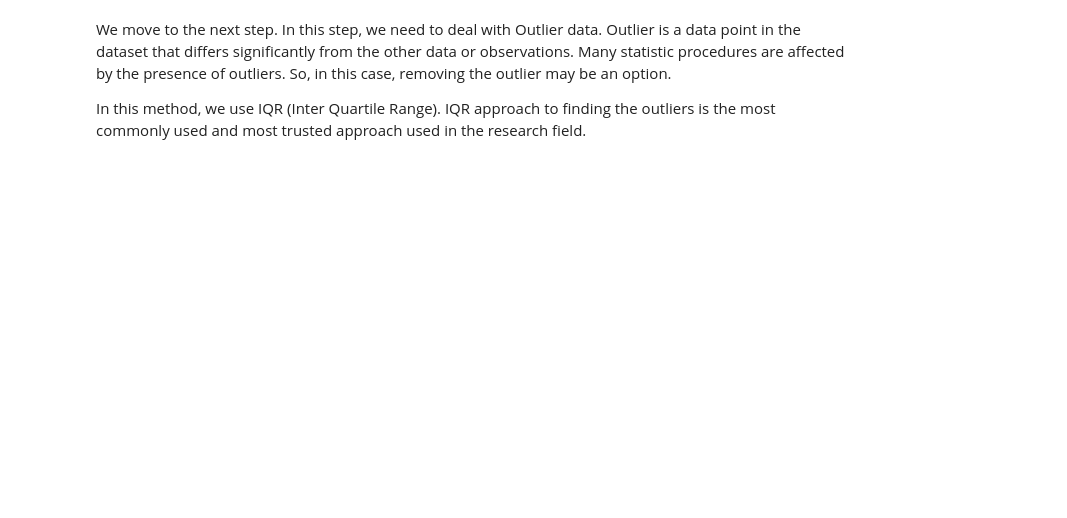
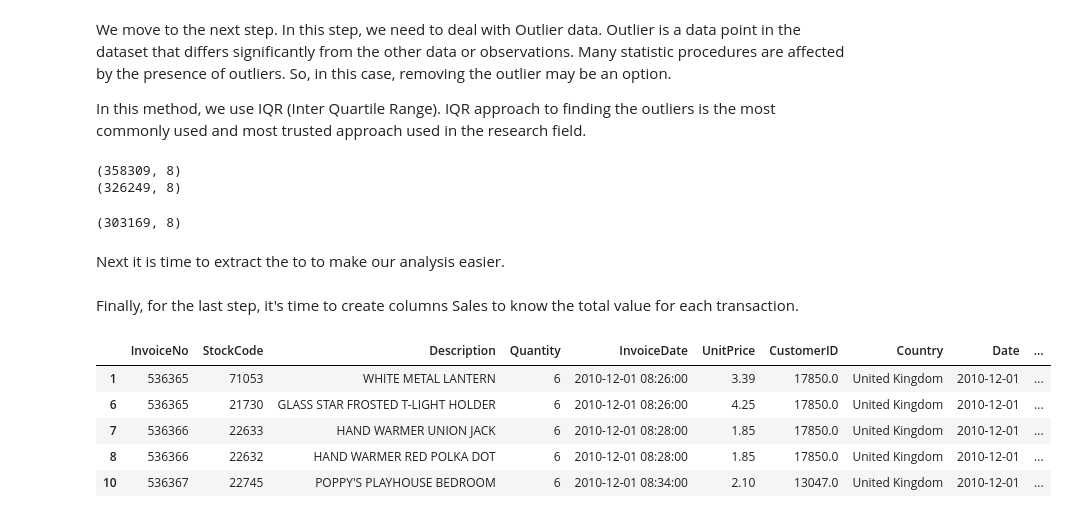
Before and after one commit to wahyunh10/Project-Online-Retail-Dataset, a Jupyter notebook: Online_Retail_Dataset.ipynb, the cells around one changed output. Drawn from its saved outputs; the diff is of its cells as text; code cells hidden in the pictures; blank space fills up the shorter version.

```diff
--- a/Online_Retail_Dataset.ipynb
+++ b/Online_Retail_Dataset.ipynb
@@ -128,3 +128,11 @@ df.describe()
 | max | 80995.000000 | 38970.000000 |
 # %% [markdown]
 This is strange if our dataset contains high negative values. If we look carefully, not all of our dataset contain transactions from selling products activities. Some of fees and costs are included in this dataset. This fees and cost are in StockCode that contain only letter or alphabet (including space) values.
+# %%
+#Cleaning Data Frame where StockCode contains space
+df['string'] = df.StockCode.str.isalpha()
+df = df[df['string'] != False]
+df['space'] = df.StockCode.str.contains(' ')
+df = df[df['space'] != False]
+df = df.drop(columns=['string', 'space'])
+df.shape
@@ -148,3 +158,53 @@ df.shape
 We move to the next step. In this step, we need to deal with Outlier data. Outlier is a data point in the dataset that differs significantly from the other data or observations. Many statistic procedures are affected by the presence of outliers. So, in this case, removing the outlier may be an option.
 
 In this method, we use IQR (Inter Quartile Range). IQR approach to finding the outliers is the most commonly used and most trusted approach used in the research field.
+# %%
+#Finding the IQR of UnitPrice
+percentile25 = df['UnitPrice'].quantile(0.25)
+percentile75 = df['UnitPrice'].quantile(0.75)
+iqr = percentile75 - percentile25
+#Finding upper and lower limit
+upper_limit = percentile75 + 1.5 * iqr
+lower_limit = percentile25 - 1.5 * iqr
+#Removing Outlier from UnitPrice
+new_df = df[(df['UnitPrice'] < upper_limit)  & (df['UnitPrice'] > lower_limit)]
+print(df.shape)
+print(new_df.shape)
+# %% [output]
+(358309, 8)
+(326249, 8)
+# %%
+#Finding the IQR of UnitPrice
+percentile25 = new_df['Quantity'].quantile(0.25)
+percentile75 = new_df['Quantity'].quantile(0.75)
+iqr = percentile75 - percentile25
+#Finding upper and lower limit
+upper_limit = percentile75 + 1.5 * iqr
+lower_limit = percentile25 - 1.5 * iqr
+#Removing Outlier from UnitPrice
+new_df = new_df[(new_df['Quantity'] < upper_limit)  & (new_df['Quantity'] > lower_limit)]
+print(new_df.shape)
+# %% [output]
+(303169, 8)
+# %% [markdown]
+Next it is time to extract the to to make our analysis easier.
+# %%
+#Extract date from datetime column in Pandas
+new_df['Date'] = new_df['InvoiceDate'].dt.normalize()
+new_df['Year'] = new_df['InvoiceDate'].dt.year
+new_df['Month'] = new_df['InvoiceDate'].dt.month_name().str[:3]
+new_df['Day'] = new_df['InvoiceDate'].dt.day_name()
+new_df['hour'] = new_df['InvoiceDate'].dt.hour
+new_df['month_year'] = pd.to_datetime(df['InvoiceDate']).dt.to_period('M')
+# %% [markdown]
+Finally, for the last step, it's time to create columns Sales to know the total value for each transaction.
+# %%
+new_df['Sales'] = new_df['Quantity'] * new_df['UnitPrice']
+new_df.head()
+# %% [output]
+|  | InvoiceNo | StockCode | Description | Quantity | InvoiceDate | UnitPrice | CustomerID | Country | Date | ... |
+| 1 | 536365 | 71053 | WHITE METAL LANTERN | 6 | 2010-12-01 08:26:00 | 3.39 | 17850.0 | United Kingdom | 2010-12-01 | ... |
+| 6 | 536365 | 21730 | GLASS STAR FROSTED T-LIGHT HOLDER | 6 | 2010-12-01 08:26:00 | 4.25 | 17850.0 | United Kingdom | 2010-12-01 | ... |
+| 7 | 536366 | 22633 | HAND WARMER UNION JACK | 6 | 2010-12-01 08:28:00 | 1.85 | 17850.0 | United Kingdom | 2010-12-01 | ... |
+| 8 | 536366 | 22632 | HAND WARMER RED POLKA DOT | 6 | 2010-12-01 08:28:00 | 1.85 | 17850.0 | United Kingdom | 2010-12-01 | ... |
+| 10 | 536367 | 22745 | POPPY'S PLAYHOUSE BEDROOM | 6 | 2010-12-01 08:34:00 | 2.10 | 13047.0 | United Kingdom | 2010-12-01 | ... |
```
Also changed, not shown: parts of 6 cells of this notebook.
